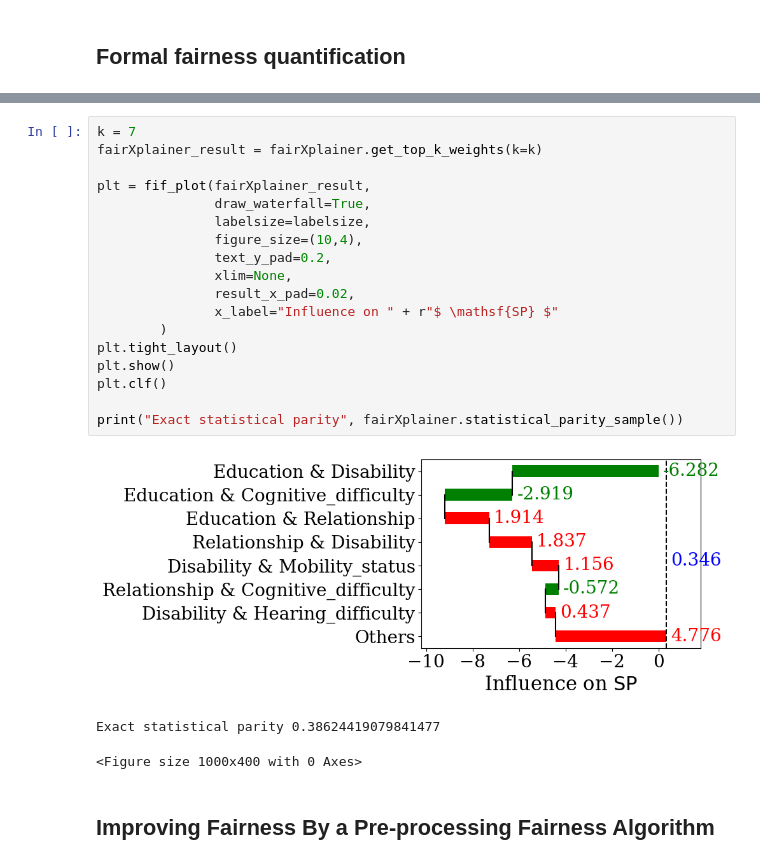
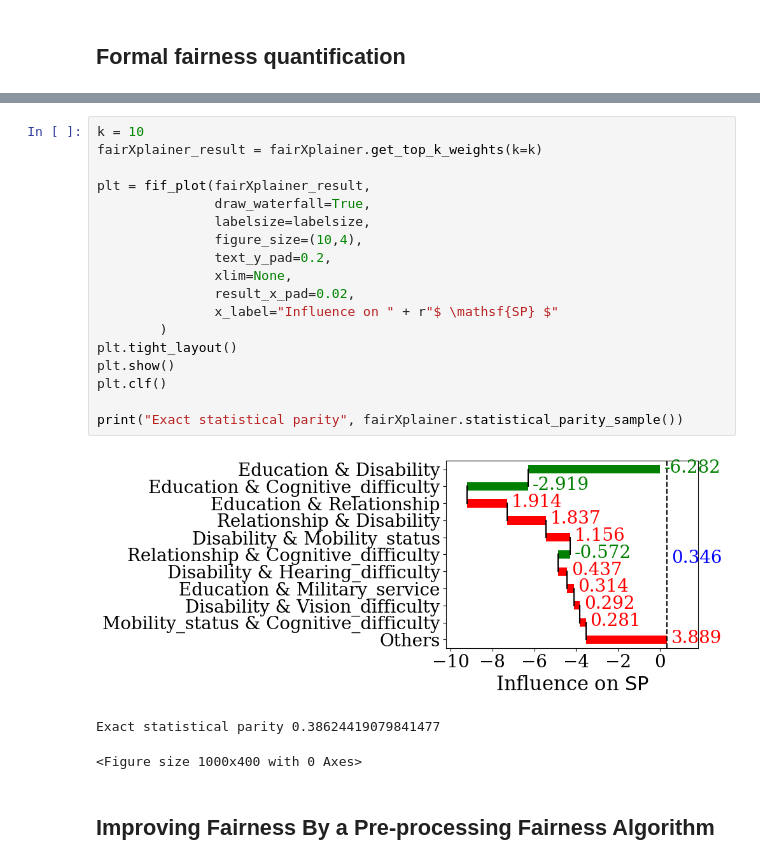
Before and after one commit to bishwamittra/script_tutorial_fairness, a Jupyter notebook: folktables.ipynb, the cells around one changed output, grey strips where cells are left out. Saved outputs shown, nothing was run; the diff lists cells and outputs as text.

```diff
--- a/folktables.ipynb
+++ b/folktables.ipynb
@@ -334,25 +313,25 @@ print("Exact statistical parity", fairXplainer.statistical_parity_sample())
 Exact statistical parity 0.38624419079841477
 <Figure size 1000x400 with 0 Axes>
 # %%
-k = 7
+k = 10
 fairXplainer_result = fairXplainer.get_top_k_weights(k=k)
 
 plt = fif_plot(fairXplainer_result,
                draw_waterfall=True,
                labelsize=labelsize,
                figure_size=(10,4),
                text_y_pad=0.2,
                xlim=None,
                result_x_pad=0.02,
                x_label="Influence on " + r"$ \mathsf{SP} $"
         )
 plt.tight_layout()
 plt.show()
 plt.clf()
 
 print("Exact statistical parity", fairXplainer.statistical_parity_sample())
 # %% [output]
-[figure, old version]
+[figure, new version]
 Exact statistical parity 0.38624419079841477
 <Figure size 1000x400 with 0 Axes>
 # %% [markdown]
```
Also changed, not shown: parts of 5 cells of this notebook.
